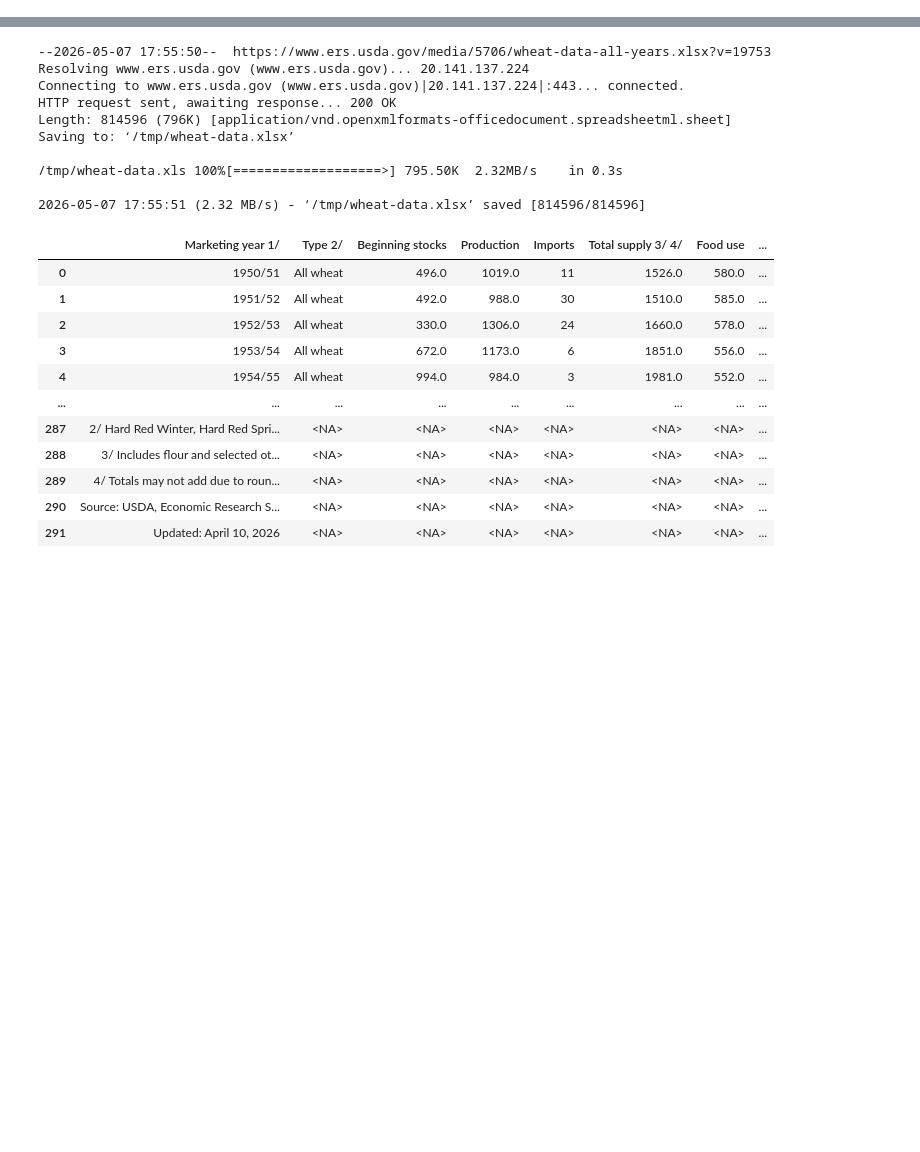
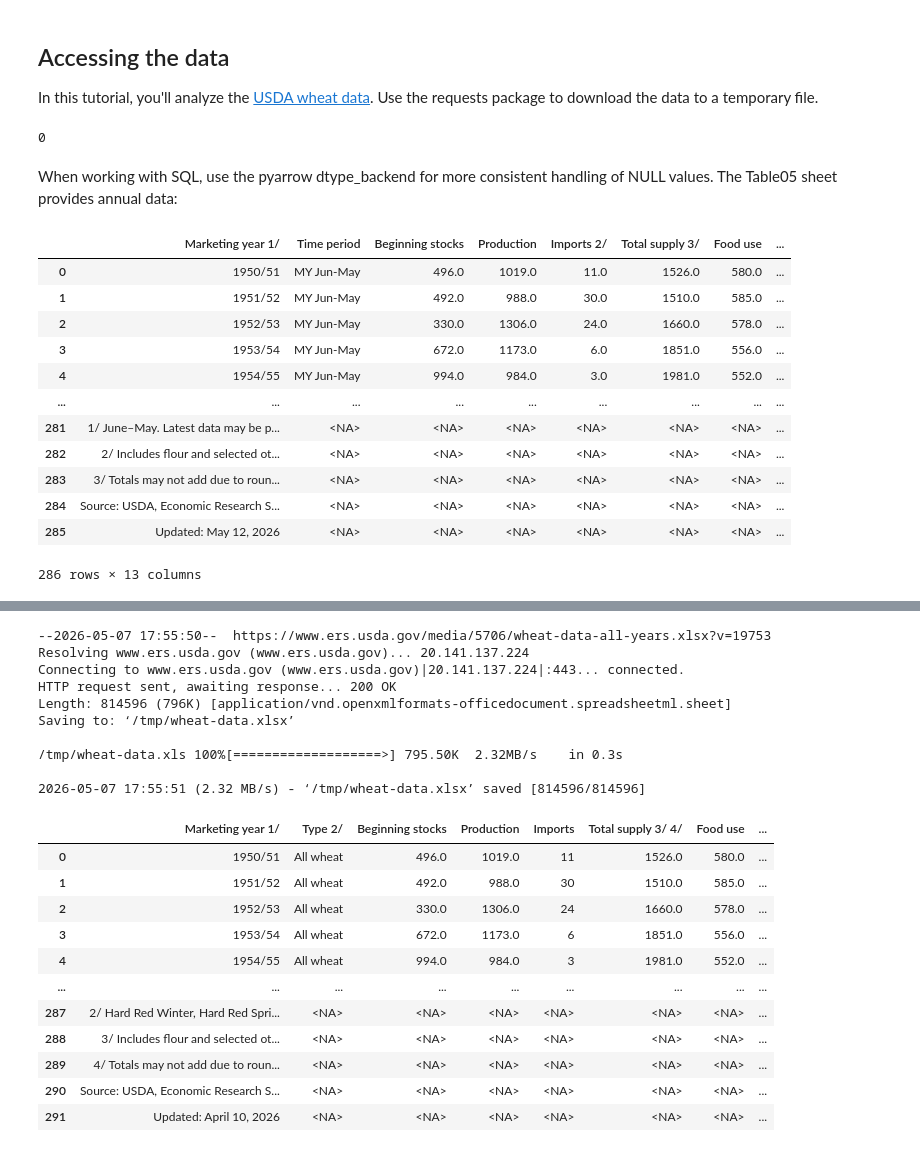
Before and after one commit to 64johnlee/google-cloud-python, a Jupyter notebook: packages/bigframes/notebooks/dataframes/magics_with_local_data.ipynb, the cells around one changed output, grey strips where cells are left out. Drawn from its saved outputs; the diff is of its cells as text; code cells hidden in the pictures; blank space fills up the shorter version.

```diff
--- a/packages/bigframes/notebooks/dataframes/magics_with_local_data.ipynb
+++ b/packages/bigframes/notebooks/dataframes/magics_with_local_data.ipynb
@@ -36,3 +84,56 @@ Requirement already satisfied: google-cloud-bigquery-storage<3.0.0,>=2.30.0 in /
       Successfully uninstalled pandas-3.0.2
 Successfully installed pandas-2.3.3
 Note: you may need to restart the kernel to use updated packages.
+# %% [markdown]
+## Accessing the data
+
+In this tutorial, you'll analyze the [USDA wheat data](https://www.ers.usda.gov/data-products/wheat-data). Use the requests package to download the data to a temporary file.
+# %%
+
+import tempfile
+
+import requests
+
+url = "https://www.ers.usda.gov/media/5706/wheat-data-all-years.xlsx?v=52690"
+
+tmp = tempfile.NamedTemporaryFile(delete=True)
+
+with requests.get(url, stream=True) as r:
+    r.raise_for_status()
+    for chunk in r.iter_content(chunk_size=8192):
+        tmp.write(chunk)
+
+tmp.flush()
+tmp.seek(0)
+# %% [output]
+0
+# %% [markdown]
+
+When working with SQL, use the pyarrow dtype_backend for more consistent handling of NULL values. The Table05 sheet provides annual data:
+# %%
+
+import pandas as pd
+
+df = pd.read_excel(
+    tmp,
+    sheet_name="Table05",
+    dtype_backend="pyarrow",
+    engine="calamine",
+    header=1,  # Skip the first row.
+)
+tmp.close()
+df
+# %% [output]
+|  | Marketing year 1/ | Time period | Beginning stocks | Production | Imports 2/ | Total supply 3/ | Food use | ... |
+| 0 | 1950/51 | MY Jun-May | 496.0 | 1019.0 | 11.0 | 1526.0 | 580.0 | ... |
+| 1 | 1951/52 | MY Jun-May | 492.0 | 988.0 | 30.0 | 1510.0 | 585.0 | ... |
+| 2 | 1952/53 | MY Jun-May | 330.0 | 1306.0 | 24.0 | 1660.0 | 578.0 | ... |
+| 3 | 1953/54 | MY Jun-May | 672.0 | 1173.0 | 6.0 | 1851.0 | 556.0 | ... |
+| 4 | 1954/55 | MY Jun-May | 994.0 | 984.0 | 3.0 | 1981.0 | 552.0 | ... |
+| ... | ... | ... | ... | ... | ... | ... | ... | ... |
+| 281 | 1/ June–May. Latest data may be p... | <NA> | <NA> | <NA> | <NA> | <NA> | <NA> | ... |
+| 282 | 2/ Includes flour and selected ot... | <NA> | <NA> | <NA> | <NA> | <NA> | <NA> | ... |
+| 283 | 3/ Totals may not add due to roun... | <NA> | <NA> | <NA> | <NA> | <NA> | <NA> | ... |
+| 284 | Source: USDA, Economic Research S... | <NA> | <NA> | <NA> | <NA> | <NA> | <NA> | ... |
+| 285 | Updated: May 12, 2026 | <NA> | <NA> | <NA> | <NA> | <NA> | <NA> | ... |
+286 rows × 13 columns
```
Also changed, not shown: parts of 4 cells of this notebook.
